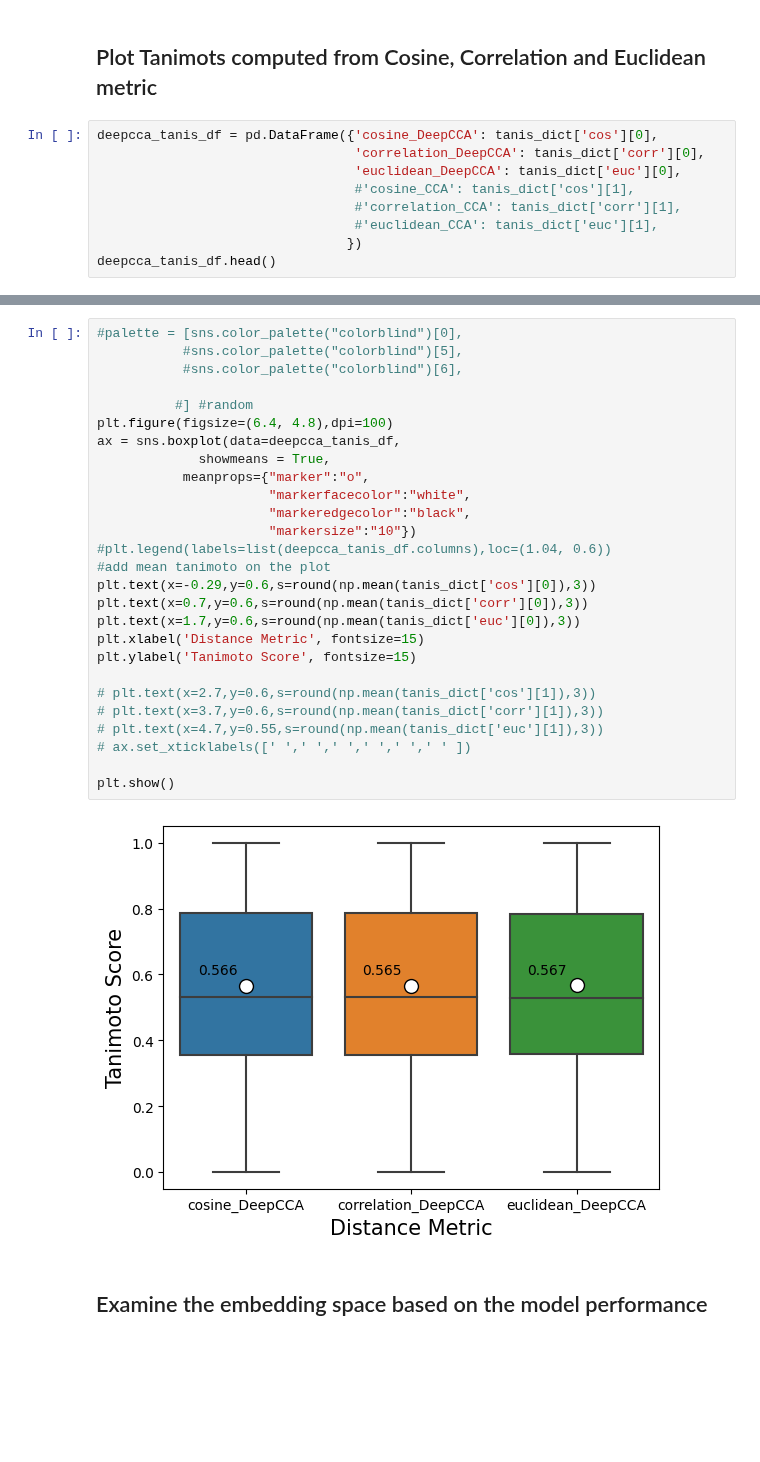
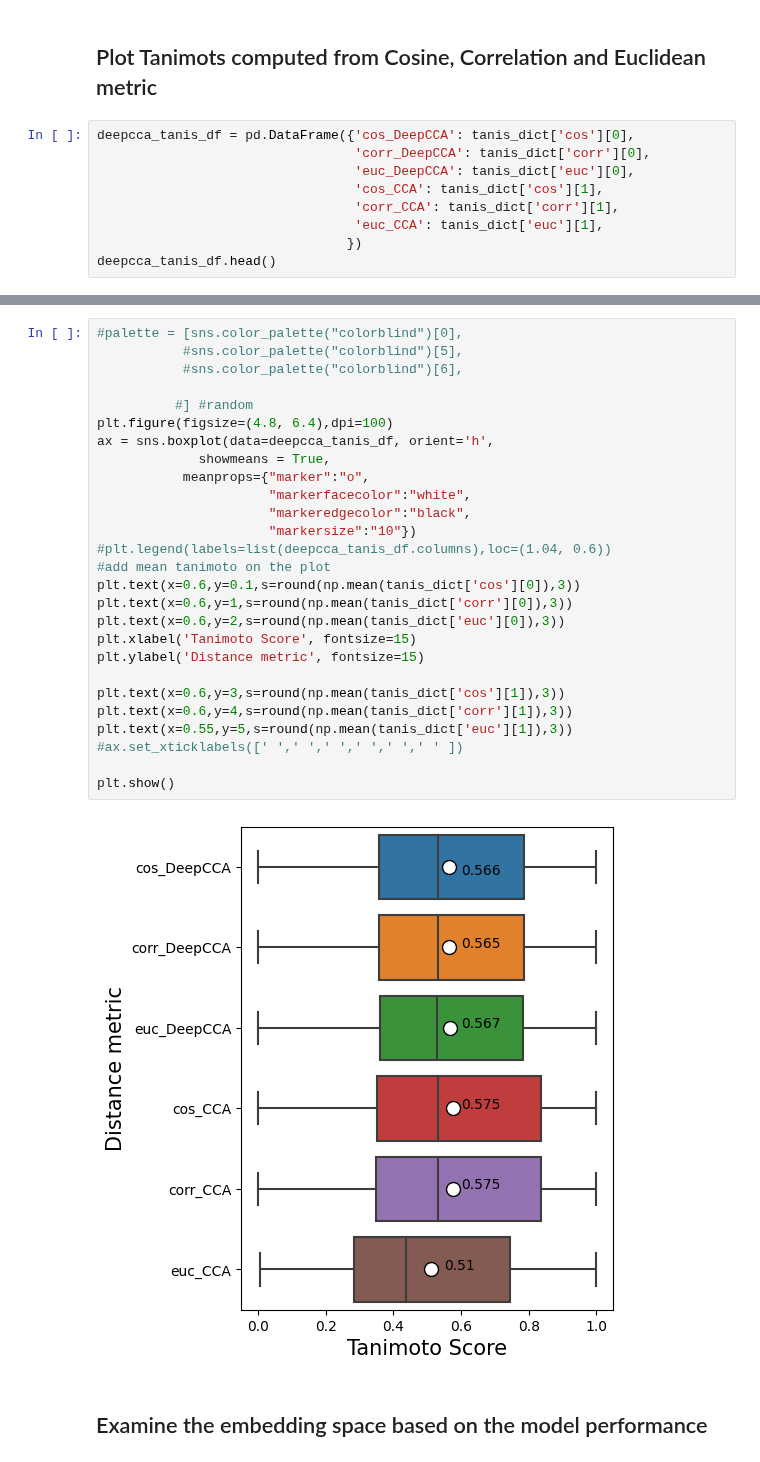
Before and after one commit to LukaLmelias/DeepCCA_thesis, a Jupyter notebook: final_model_prediction_and_evaluation.ipynb, the cells around one changed output, grey strips where cells are left out. Drawn from its saved outputs; the diff is of its cells as text; blank space fills up the shorter version.

Commit message:
adding cca distances

```diff
--- a/final_model_prediction_and_evaluation.ipynb
+++ b/final_model_prediction_and_evaluation.ipynb
@@ -472,12 +472,12 @@ np.mean(tani)
 # %% [markdown]
 <h2> Plot Tanimots computed from Cosine, Correlation and Euclidean metric </h2>
 # %%
-deepcca_tanis_df = pd.DataFrame({'cosine_DeepCCA': tanis_dict['cos'][0],
-                                 'correlation_DeepCCA': tanis_dict['corr'][0],
-                                 'euclidean_DeepCCA': tanis_dict['euc'][0],
-                                 #'cosine_CCA': tanis_dict['cos'][1],
-                                 #'correlation_CCA': tanis_dict['corr'][1],
-                                 #'euclidean_CCA': tanis_dict['euc'][1],
+deepcca_tanis_df = pd.DataFrame({'cos_DeepCCA': tanis_dict['cos'][0],
+                                 'corr_DeepCCA': tanis_dict['corr'][0],
+                                 'euc_DeepCCA': tanis_dict['euc'][0],
+                                 'cos_CCA': tanis_dict['cos'][1],
+                                 'corr_CCA': tanis_dict['corr'][1],
+                                 'euc_CCA': tanis_dict['euc'][1],
                                 })
 deepcca_tanis_df.head()
 # %% [output]
@@ -490,32 +497,32 @@ deepcca_tanis_df.head()
 # %%
 #palette = [sns.color_palette("colorblind")[0],
            #sns.color_palette("colorblind")[5],
            #sns.color_palette("colorblind")[6],
 
           #] #random
-plt.figure(figsize=(6.4, 4.8),dpi=100)
-ax = sns.boxplot(data=deepcca_tanis_df,
+plt.figure(figsize=(4.8, 6.4),dpi=100)
+ax = sns.boxplot(data=deepcca_tanis_df, orient='h',
              showmeans = True,
            meanprops={"marker":"o",
                       "markerfacecolor":"white",
                       "markeredgecolor":"black",
                       "markersize":"10"})
 #plt.legend(labels=list(deepcca_tanis_df.columns),loc=(1.04, 0.6))
 #add mean tanimoto on the plot
-plt.text(x=-0.29,y=0.6,s=round(np.mean(tanis_dict['cos'][0]),3))
-plt.text(x=0.7,y=0.6,s=round(np.mean(tanis_dict['corr'][0]),3))
-plt.text(x=1.7,y=0.6,s=round(np.mean(tanis_dict['euc'][0]),3))
-plt.xlabel('Distance Metric', fontsize=15)
-plt.ylabel('Tanimoto Score', fontsize=15)
+plt.text(x=0.6,y=0.1,s=round(np.mean(tanis_dict['cos'][0]),3))
+plt.text(x=0.6,y=1,s=round(np.mean(tanis_dict['corr'][0]),3))
+plt.text(x=0.6,y=2,s=round(np.mean(tanis_dict['euc'][0]),3))
+plt.xlabel('Tanimoto Score', fontsize=15)
+plt.ylabel('Distance metric', fontsize=15)
 
-# plt.text(x=2.7,y=0.6,s=round(np.mean(tanis_dict['cos'][1]),3))
-# plt.text(x=3.7,y=0.6,s=round(np.mean(tanis_dict['corr'][1]),3))
-# plt.text(x=4.7,y=0.55,s=round(np.mean(tanis_dict['euc'][1]),3))
-# ax.set_xticklabels([' ',' ',' ',' ',' ',' ' ])
+plt.text(x=0.6,y=3,s=round(np.mean(tanis_dict['cos'][1]),3))
+plt.text(x=0.6,y=4,s=round(np.mean(tanis_dict['corr'][1]),3))
+plt.text(x=0.55,y=5,s=round(np.mean(tanis_dict['euc'][1]),3))
+#ax.set_xticklabels([' ',' ',' ',' ',' ',' ' ])
 
 plt.show()
 # %% [output]
-[figure, old version]
+[figure, new version]
 # %% [markdown]
 <h2> Examine the embedding space based on the model performance </h2>
 # %% [markdown]
```
Also changed, not shown: parts of 2 cells of this notebook, 1 other file.
